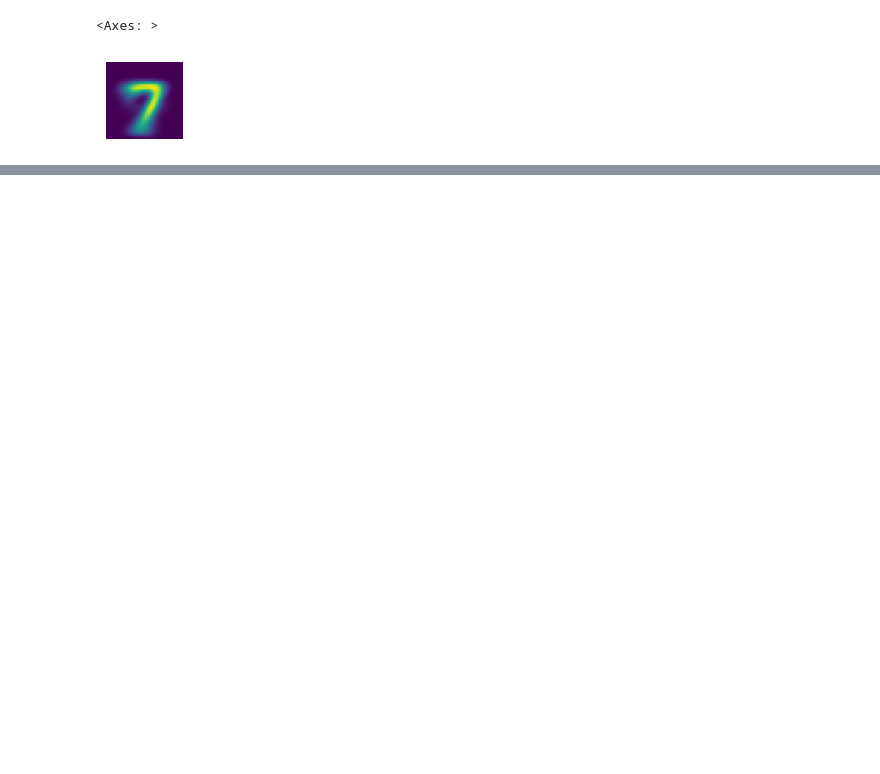
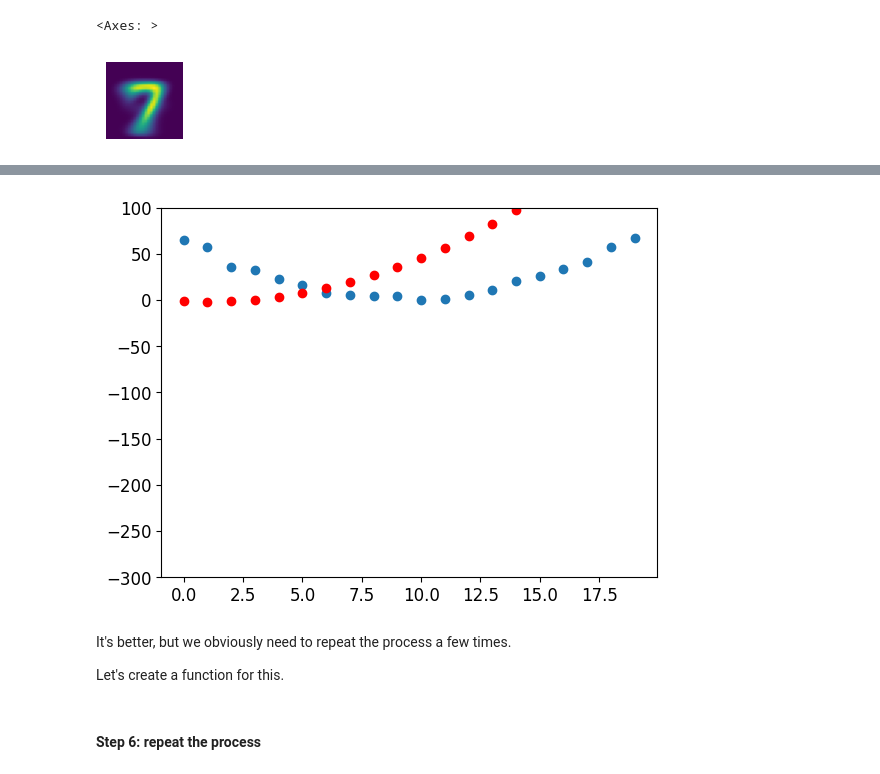
Before and after one commit to yactouat/learning_AI, a Jupyter notebook: notebooks/digits-classifier/digits-classifier.ipynb, the cells around one changed output, grey strips where cells are left out. Cells and saved outputs as stored; diff of their text form; code cells hidden in the pictures; blank space fills up the shorter version.

```diff
--- a/notebooks/digits-classifier/digits-classifier.ipynb
+++ b/notebooks/digits-classifier/digits-classifier.ipynb
@@ -198,0 +713,8 @@ show_image(mean7)
+# %%
+show_preds(preds)
+# %% [output]
+[figure, added]
+# %% [markdown]
+It's better, but we obviously need to repeat the process a few times.
+
+Let's create a function for this.
@@ -198,0 +731,2 @@ show_image(mean7)
+# %% [markdown]
+#### Step 6: repeat the process
```
Also changed, not shown: parts of 71 cells of this notebook.
